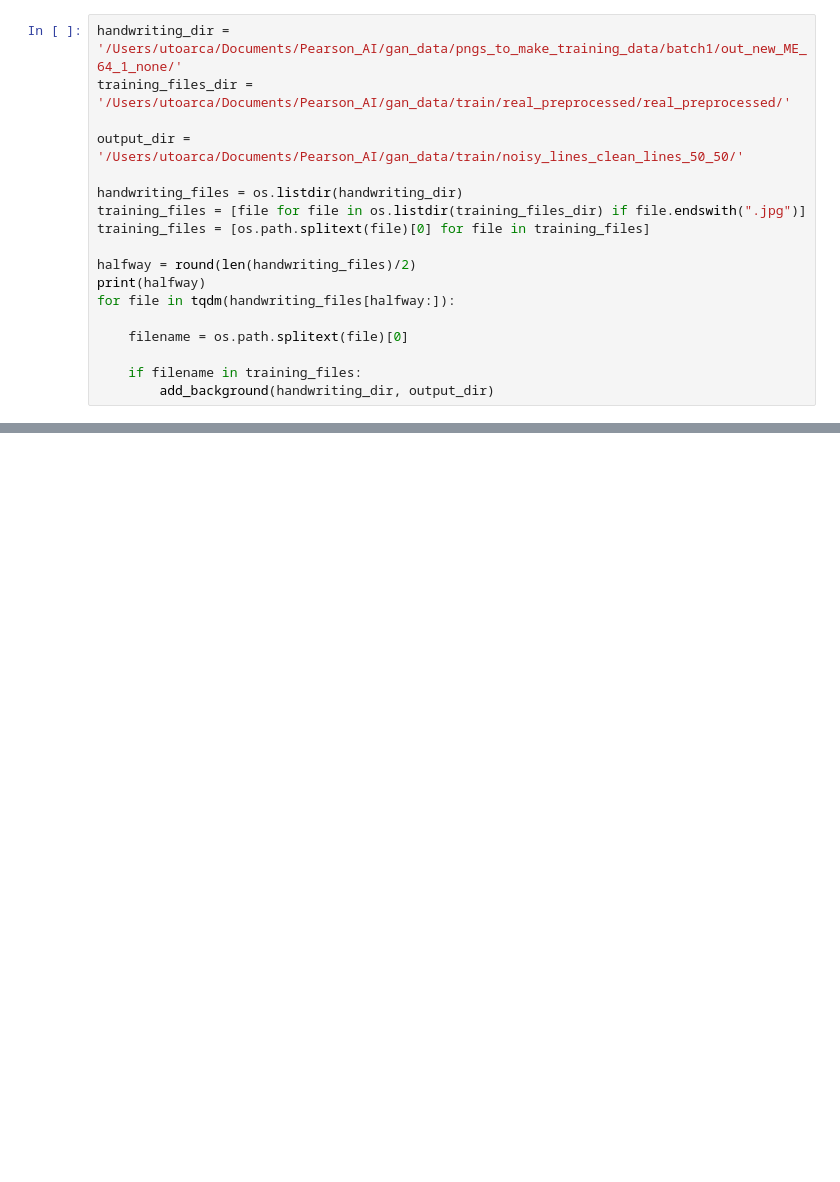
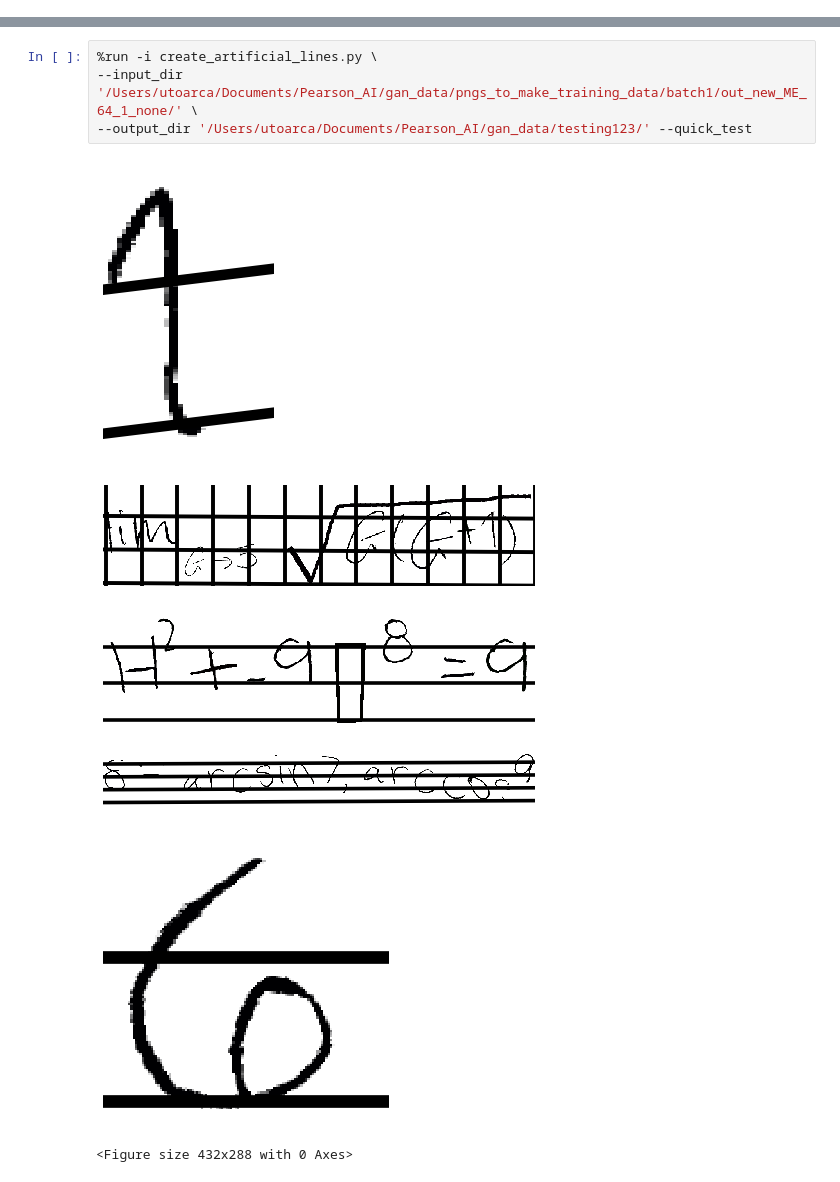
Before and after one commit to camilletoarmino/image_manipulations, a Jupyter notebook: generate_cGAN_data.ipynb, the cells around one changed output, grey strips where cells are left out. Saved outputs shown, nothing was run; the diff lists cells and outputs as text; blank space fills up the shorter version.

```diff
--- a/generate_cGAN_data.ipynb
+++ b/generate_cGAN_data.ipynb
@@ -200,18 +0,0 @@ def add_background(img_path, im, savedir):
-# %%
-handwriting_dir = '/Users/utoarca/Documents/Pearson_AI/gan_data/pngs_to_make_training_data/batch1/out_new_ME_64_1_none/'
-training_files_dir = '/Users/utoarca/Documents/Pearson_AI/gan_data/train/real_preprocessed/real_preprocessed/'
-
-output_dir = '/Users/utoarca/Documents/Pearson_AI/gan_data/train/noisy_lines_clean_lines_50_50/'
-
-handwriting_files = os.listdir(handwriting_dir)
-training_files = [file for file in os.listdir(training_files_dir) if file.endswith(".jpg")]
-training_files = [os.path.splitext(file)[0] for file in training_files]
-
-halfway = round(len(handwriting_files)/2)
-print(halfway)
-for file in tqdm(handwriting_files[halfway:]):
-
-    filename = os.path.splitext(file)[0]
-
-    if filename in training_files:
-        add_background(handwriting_dir, output_dir)
@@ -233 +23,12 @@ for file in tqdm(os.listdir(path)):
+# %%
+%run -i create_artificial_lines.py \
+--input_dir '/Users/utoarca/Documents/Pearson_AI/gan_data/pngs_to_make_training_data/batch1/out_new_ME_64_1_none/' \
+--output_dir '/Users/utoarca/Documents/Pearson_AI/gan_data/testing123/' --quick_test
+# %% [output]
+[figure, added]
+[figure, added]
+[figure, added]
+[figure, added]
+[figure, added]
+<Figure size 432x288 with 0 Axes>
 # %% [markdown]
```
Also changed, not shown: parts of 18 cells of this notebook, 2 other files.
